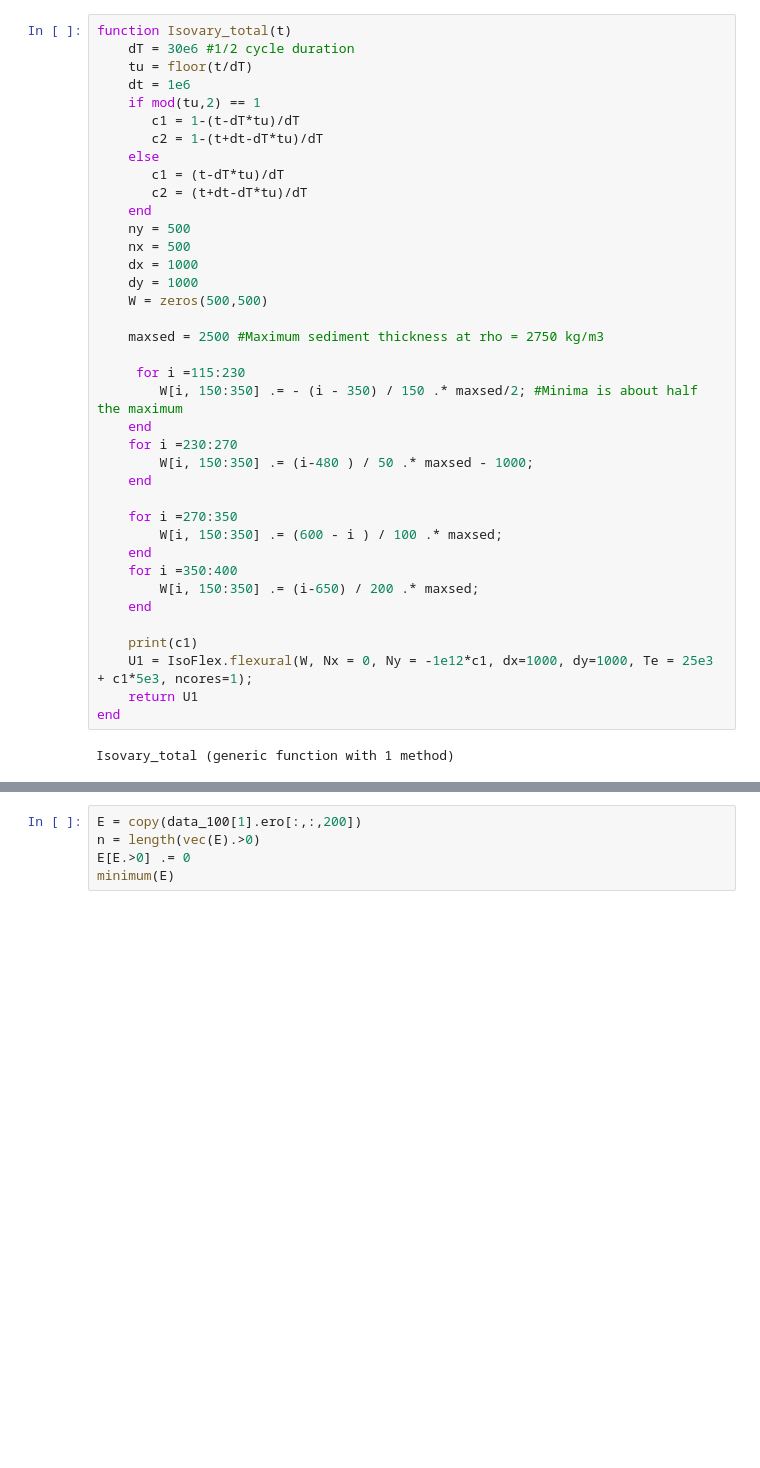
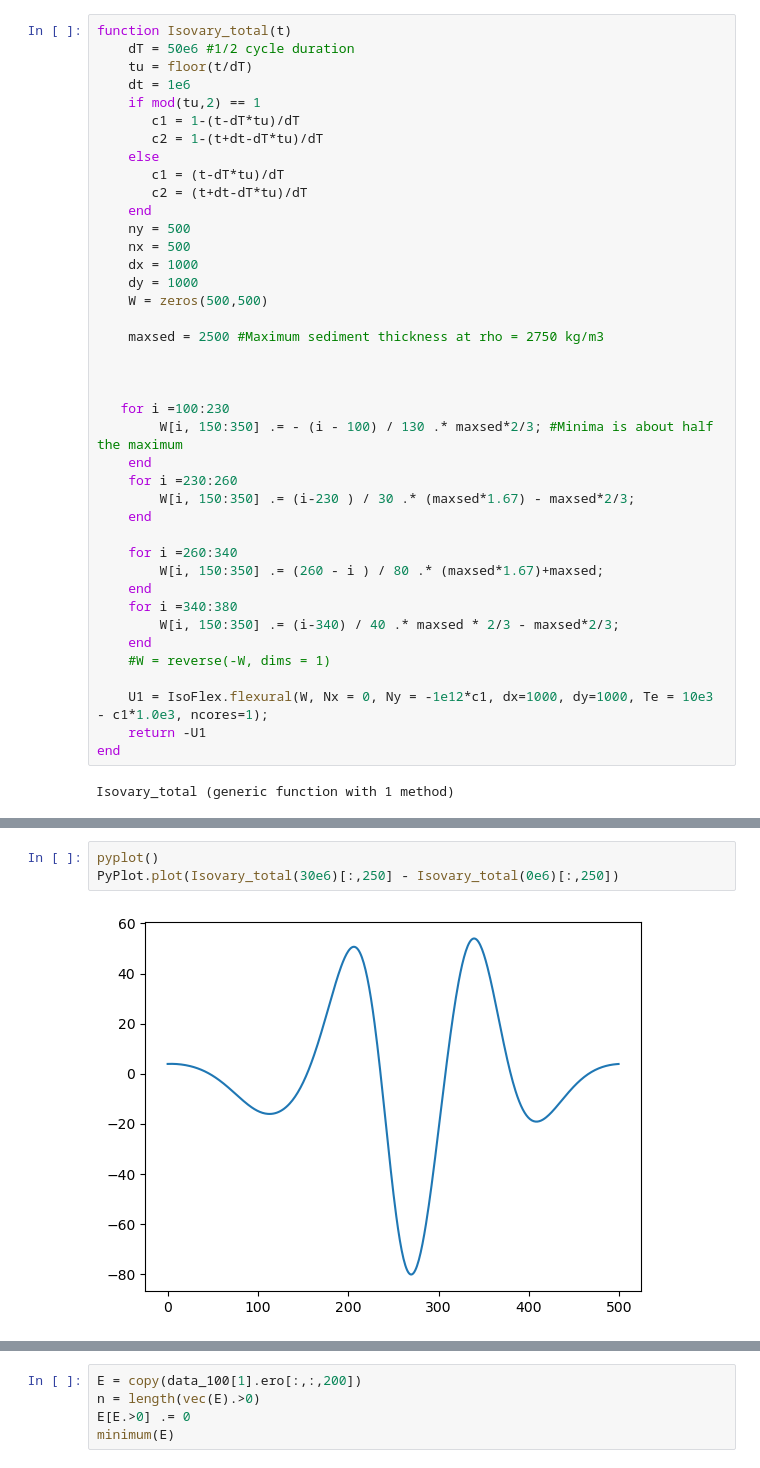
Before and after one commit to ruetg/LEMUR, a Jupyter notebook: julia/lemur.ipynb, the cells around one changed output, grey strips where cells are left out. Saved outputs shown, nothing was run; the diff lists cells and outputs as text; blank space fills up the shorter version.

```diff
--- a/julia/lemur.ipynb
+++ b/julia/lemur.ipynb
@@ -66,7 +67,7 @@ end
 Isovary (generic function with 1 method)
 # %%
 function Isovary_total(t)
-    dT = 30e6 #1/2 cycle duration
+    dT = 50e6 #1/2 cycle duration
     tu = floor(t/dT)
     dt = 1e6
     if mod(tu,2) == 1
@@ -84,23 +85,25 @@ function Isovary_total(t)
 
     maxsed = 2500 #Maximum sediment thickness at rho = 2750 kg/m3
 
-     for i =115:230
-        W[i, 150:350] .= - (i - 350) / 150 .* maxsed/2; #Minima is about half the maximum
+
+
+   for i =100:230
+        W[i, 150:350] .= - (i - 100) / 130 .* maxsed*2/3; #Minima is about half the maximum
     end
-    for i =230:270
-        W[i, 150:350] .= (i-480 ) / 50 .* maxsed - 1000;
+    for i =230:260
+        W[i, 150:350] .= (i-230 ) / 30 .* (maxsed*1.67) - maxsed*2/3;
     end
 
-    for i =270:350
-        W[i, 150:350] .= (600 - i ) / 100 .* maxsed;
+    for i =260:340
+        W[i, 150:350] .= (260 - i ) / 80 .* (maxsed*1.67)+maxsed;
     end
-    for i =350:400
-        W[i, 150:350] .= (i-650) / 200 .* maxsed;
+    for i =340:380
+        W[i, 150:350] .= (i-340) / 40 .* maxsed * 2/3 - maxsed*2/3;
     end
+    #W = reverse(-W, dims = 1)
 
-    print(c1)
-    U1 = IsoFlex.flexural(W, Nx = 0, Ny = -1e12*c1, dx=1000, dy=1000, Te = 25e3 + c1*5e3, ncores=1);
-    return U1
+    U1 = IsoFlex.flexural(W, Nx = 0, Ny = -1e12*c1, dx=1000, dy=1000, Te = 10e3 - c1*1.0e3, ncores=1);
+    return -U1
 end
 # %% [output]
 Isovary_total (generic function with 1 method)
@@ -127,0 +117,5 @@ Isovary(1e6)
+# %%
+pyplot()
+PyPlot.plot(Isovary_total(30e6)[:,250] - Isovary_total(0e6)[:,250])
+# %% [output]
+[figure, added]
```
Also changed, not shown: parts of 22 cells of this notebook, 2 other files.
